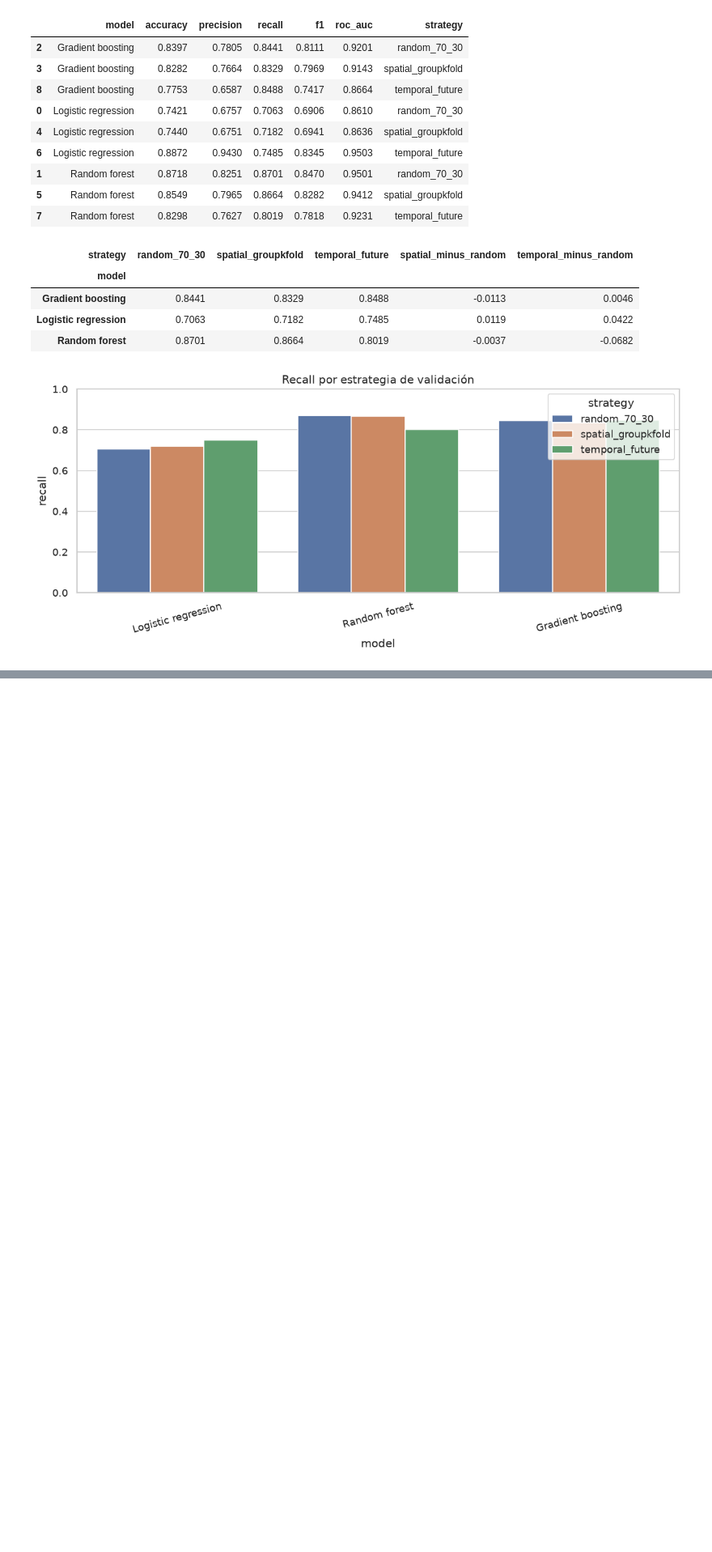
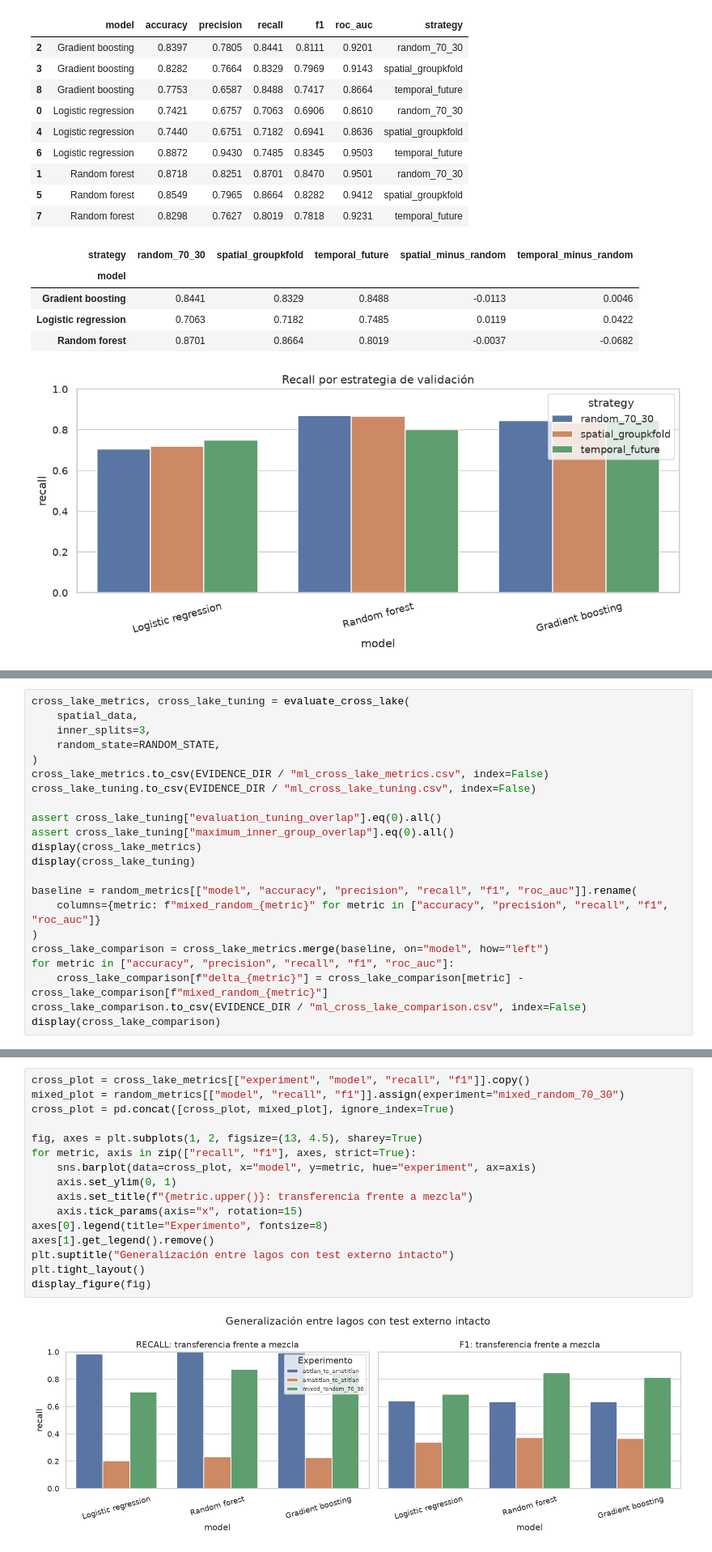
Before and after one commit to AleWWH1104/Lab4-ds, a Jupyter notebook: Lab4.ipynb, the cells around one changed output, grey strips where cells are left out. Shown at 81% size. Cells and saved outputs as stored; diff of their text form; blank space fills up the shorter version.

Commit message:
feat: evaluar generalización entre lagos

```diff
--- a/Lab4.ipynb
+++ b/Lab4.ipynb
@@ -513,0 +519,22 @@ El resultado más realista depende del uso: para visitar una nueva zona del mism
+# %%
+cross_lake_metrics, cross_lake_tuning = evaluate_cross_lake(
+    spatial_data,
+    inner_splits=3,
+    random_state=RANDOM_STATE,
+)
+cross_lake_metrics.to_csv(EVIDENCE_DIR / "ml_cross_lake_metrics.csv", index=False)
+cross_lake_tuning.to_csv(EVIDENCE_DIR / "ml_cross_lake_tuning.csv", index=False)
+
+assert cross_lake_tuning["evaluation_tuning_overlap"].eq(0).all()
+assert cross_lake_tuning["maximum_inner_group_overlap"].eq(0).all()
+display(cross_lake_metrics)
+display(cross_lake_tuning)
+
+baseline = random_metrics[["model", "accuracy", "precision", "recall", "f1", "roc_auc"]].rename(
+    columns={metric: f"mixed_random_{metric}" for metric in ["accuracy", "precision", "recall", "f1", "roc_auc"]}
+)
+cross_lake_comparison = cross_lake_metrics.merge(baseline, on="model", how="left")
+for metric in ["accuracy", "precision", "recall", "f1", "roc_auc"]:
+    cross_lake_comparison[f"delta_{metric}"] = cross_lake_comparison[metric] - cross_lake_comparison[f"mixed_random_{metric}"]
+cross_lake_comparison.to_csv(EVIDENCE_DIR / "ml_cross_lake_comparison.csv", index=False)
+display(cross_lake_comparison)
@@ -513,0 +611,18 @@ El resultado más realista depende del uso: para visitar una nueva zona del mism
+# %%
+cross_plot = cross_lake_metrics[["experiment", "model", "recall", "f1"]].copy()
+mixed_plot = random_metrics[["model", "recall", "f1"]].assign(experiment="mixed_random_70_30")
+cross_plot = pd.concat([cross_plot, mixed_plot], ignore_index=True)
+
+fig, axes = plt.subplots(1, 2, figsize=(13, 4.5), sharey=True)
+for metric, axis in zip(["recall", "f1"], axes, strict=True):
+    sns.barplot(data=cross_plot, x="model", y=metric, hue="experiment", ax=axis)
+    axis.set_ylim(0, 1)
+    axis.set_title(f"{metric.upper()}: transferencia frente a mezcla")
+    axis.tick_params(axis="x", rotation=15)
+axes[0].legend(title="Experimento", fontsize=8)
+axes[1].get_legend().remove()
+plt.suptitle("Generalización entre lagos con test externo intacto")
+plt.tight_layout()
+display_figure(fig)
+# %% [output]
+[figure, added]
```
Also changed, not shown: parts of 9 cells of this notebook, 7 other files.
